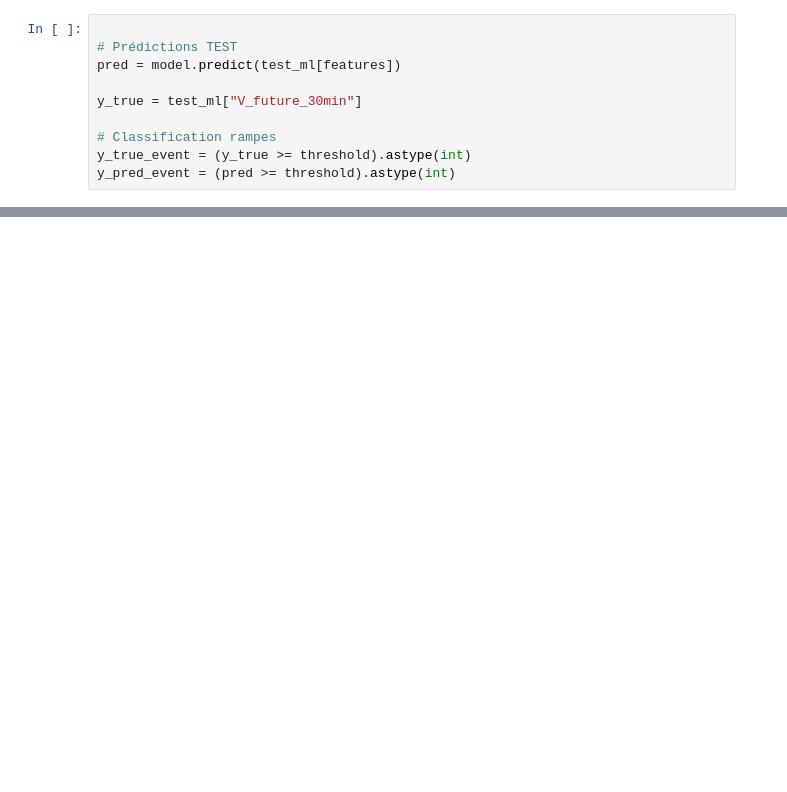
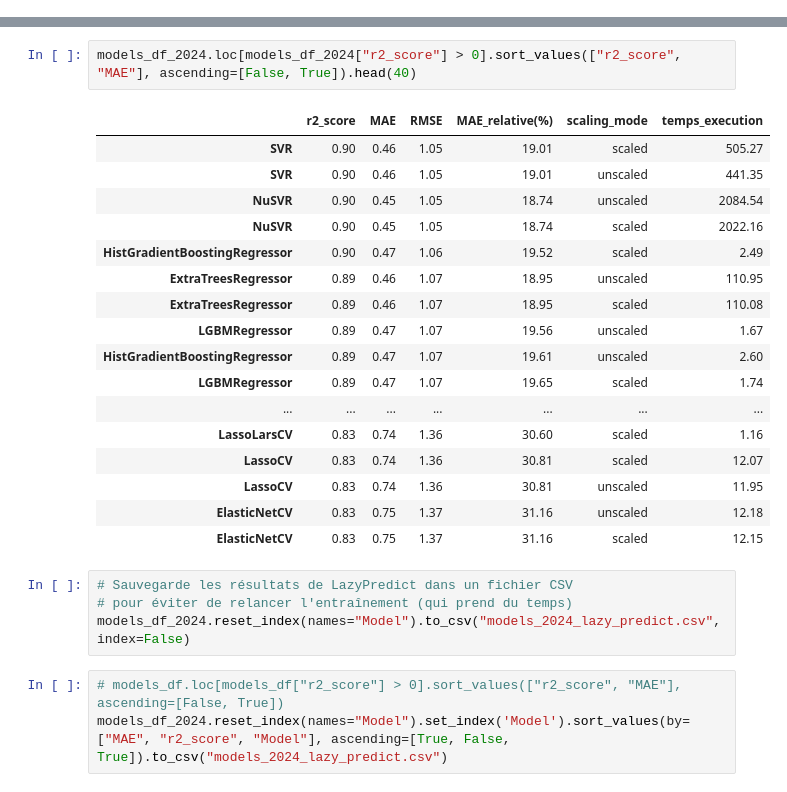
Before and after one commit to Math2935/aug25cds_variabilite, a Jupyter notebook: notebooks/05_modelisation/mi_modelisation.ipynb, the cells around one changed output, grey strips where cells are left out. Drawn from its saved outputs; the diff is of its cells as text; blank space fills up the shorter version.

Commit message:
Add LazyPredict benchmark results and save of the resulting models; update mi_modelisation notebook

```diff
--- a/notebooks/05_modelisation/mi_modelisation.ipynb
+++ b/notebooks/05_modelisation/mi_modelisation.ipynb
@@ -831,10 +0,0 @@ Seuil Q95 = 9.47
-# %%
-
-# Prédictions TEST
-pred = model.predict(test_ml[features])
-
-y_true = test_ml["V_future_30min"]
-
-# Classification rampes
-y_true_event = (y_true >= threshold).astype(int)
-y_pred_event = (pred >= threshold).astype(int)
@@ -852,0 +362,27 @@ F1 = 0.5672823218997362
+# %%
+models_df_2024.loc[models_df_2024["r2_score"] > 0].sort_values(["r2_score", "MAE"], ascending=[False, True]).head(40)
+# %% [output]
+|  | r2_score | MAE | RMSE | MAE_relative(%) | scaling_mode | temps_execution |
+| SVR | 0.90 | 0.46 | 1.05 | 19.01 | scaled | 505.27 |
+| SVR | 0.90 | 0.46 | 1.05 | 19.01 | unscaled | 441.35 |
+| NuSVR | 0.90 | 0.45 | 1.05 | 18.74 | unscaled | 2084.54 |
+| NuSVR | 0.90 | 0.45 | 1.05 | 18.74 | scaled | 2022.16 |
+| HistGradientBoostingRegressor | 0.90 | 0.47 | 1.06 | 19.52 | scaled | 2.49 |
+| ExtraTreesRegressor | 0.89 | 0.46 | 1.07 | 18.95 | unscaled | 110.95 |
+| ExtraTreesRegressor | 0.89 | 0.46 | 1.07 | 18.95 | scaled | 110.08 |
+| LGBMRegressor | 0.89 | 0.47 | 1.07 | 19.56 | unscaled | 1.67 |
+| HistGradientBoostingRegressor | 0.89 | 0.47 | 1.07 | 19.61 | unscaled | 2.60 |
+| LGBMRegressor | 0.89 | 0.47 | 1.07 | 19.65 | scaled | 1.74 |
+| ... | ... | ... | ... | ... | ... | ... |
+| LassoLarsCV | 0.83 | 0.74 | 1.36 | 30.60 | scaled | 1.16 |
+| LassoCV | 0.83 | 0.74 | 1.36 | 30.81 | scaled | 12.07 |
+| LassoCV | 0.83 | 0.74 | 1.36 | 30.81 | unscaled | 11.95 |
+| ElasticNetCV | 0.83 | 0.75 | 1.37 | 31.16 | unscaled | 12.18 |
+| ElasticNetCV | 0.83 | 0.75 | 1.37 | 31.16 | scaled | 12.15 |
+# %%
+# Sauvegarde les résultats de LazyPredict dans un fichier CSV
+# pour éviter de relancer l'entraînement (qui prend du temps)
+models_df_2024.reset_index(names="Model").to_csv("models_2024_lazy_predict.csv", index=False)
+# %%
+# models_df.loc[models_df["r2_score"] > 0].sort_values(["r2_score", "MAE"], ascending=[False, True])
+models_df_2024.reset_index(names="Model").set_index('Model').sort_values(by=["MAE", "r2_score", "Model"], ascending=[True, False, True]).to_csv("models_2024_lazy_predict.csv")
```
Also changed, not shown: parts of 26 cells of this notebook, 2 other files.
